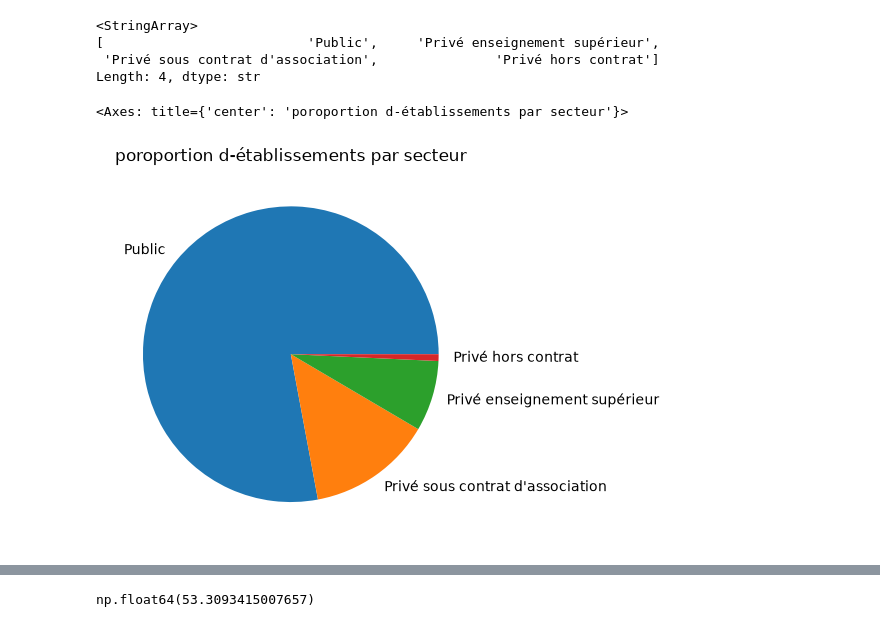
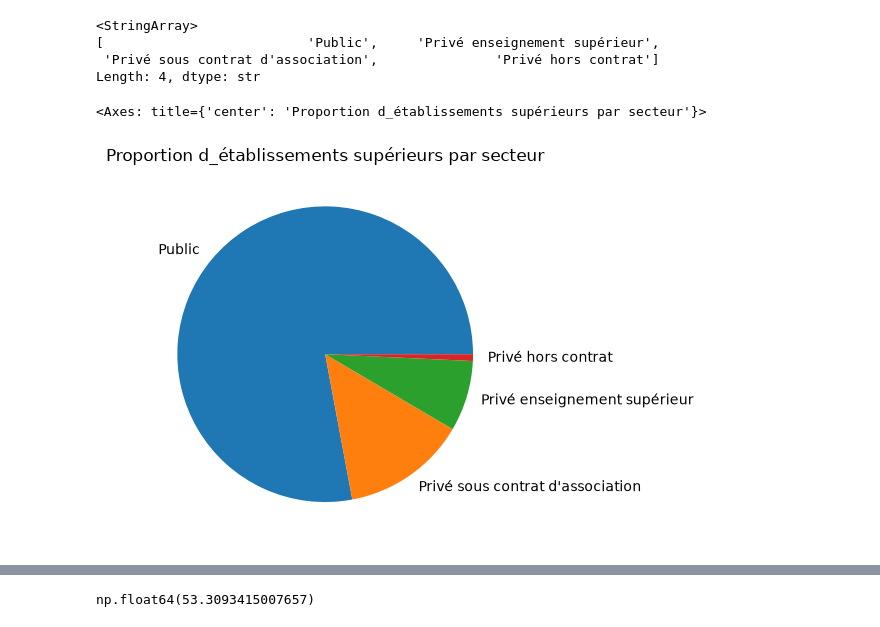
Before and after one commit to BenGrlt/PandasTP, a Jupyter notebook: TP_pandas.ipynb, the cells around one changed output, grey strips where cells are left out. Drawn from its saved outputs; the diff is of its cells as text; code cells hidden in the pictures.

```diff
--- a/TP_pandas.ipynb
+++ b/TP_pandas.ipynb
@@ -41,8 +41,8 @@ df['Statut de l’établissement de la filière de formation (public, privé…)
 Length: 4, dtype: str
 # %%
 A=df['Statut de l’établissement de la filière de formation (public, privé…)'].value_counts()
-A.plot(kind='pie',title='poroportion d_établissements par secteur')
+A.plot(kind='pie',title='Proportion d_établissements supérieurs par secteur')
 # %% [output]
-<Axes: title={'center': 'poroportion d-établissements par secteur'}>
+<Axes: title={'center': 'Proportion d_établissements supérieurs par secteur'}>
-[figure, old version]
+[figure, new version]
 # %%
```
Also changed, not shown: parts of 5 cells of this notebook.
